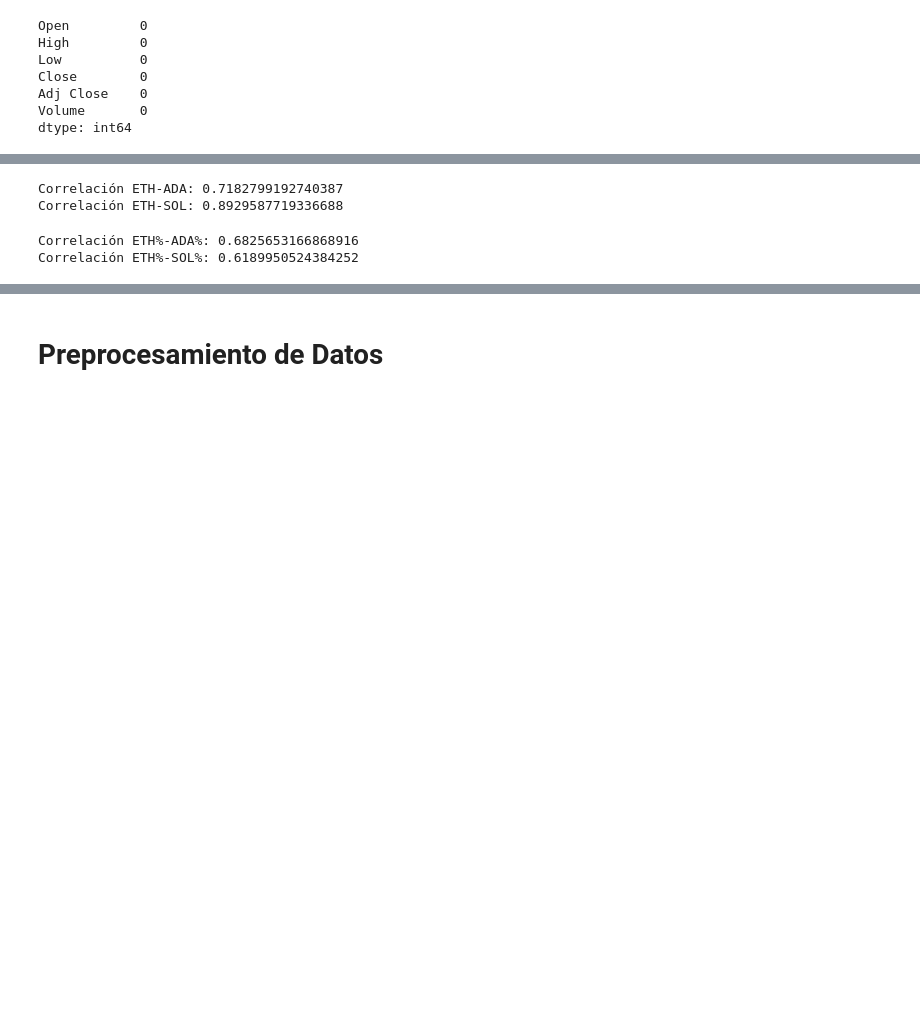
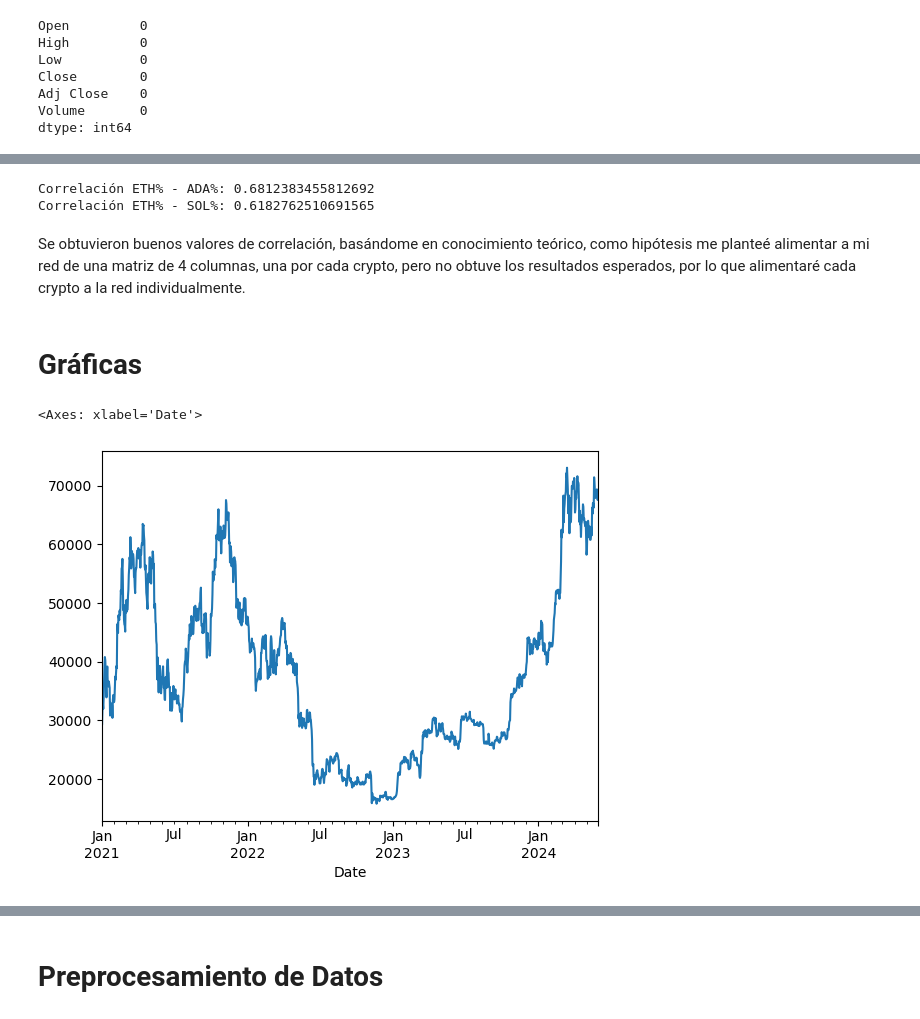
Before and after one commit to angelfrancog/Proyecto-Final-RN, a Jupyter notebook: CryptoRN.ipynb, the cells around one changed output, grey strips where cells are left out. Saved outputs shown, nothing was run; the diff lists cells and outputs as text; code cells hidden in the pictures; blank space fills up the shorter version.

```diff
--- a/CryptoRN.ipynb
+++ b/CryptoRN.ipynb
@@ -138,12 +154,15 @@ Correlación BTC% - SOL%: 0.5647046608736547
 # %%
-print('Correlación ETH-ADA:' , eth.corr(ada))
-print('Correlación ETH-SOL:' , eth.corr(sol))
+print('Correlación ETH% - ADA%:' , eth_percent.corr(ada_percent))
+print('Correlación ETH% - SOL%:' , eth_percent.corr(sol_percent))
 # %% [output]
-Correlación ETH-ADA: 0.7182799192740387
-Correlación ETH-SOL: 0.8929587719336688
+Correlación ETH% - ADA%: 0.6812383455812692
+Correlación ETH% - SOL%: 0.6182762510691565
-# %%
-print('Correlación ETH%-ADA%:' , eth_percent.corr(ada_percent))
-print('Correlación ETH%-SOL%:' , eth_percent.corr(sol_percent))
-# %% [output]
-Correlación ETH%-ADA%: 0.6825653166868916
-Correlación ETH%-SOL%: 0.6189950524384252
+# %% [markdown]
+Se obtuvieron buenos valores de correlación, basándome en conocimiento teórico, como hipótesis me planteé alimentar a mi red de una matriz de 4 columnas, una por cada crypto, pero no obtuve los resultados esperados, por lo que alimentaré cada crypto a la red individualmente.
+# %% [markdown]
+# Gráficas
+# %%
+btc.plot()
+# %% [output]
+<Axes: xlabel='Date'>
+[figure, added]
```
Also changed, not shown: parts of 61 cells of this notebook.
